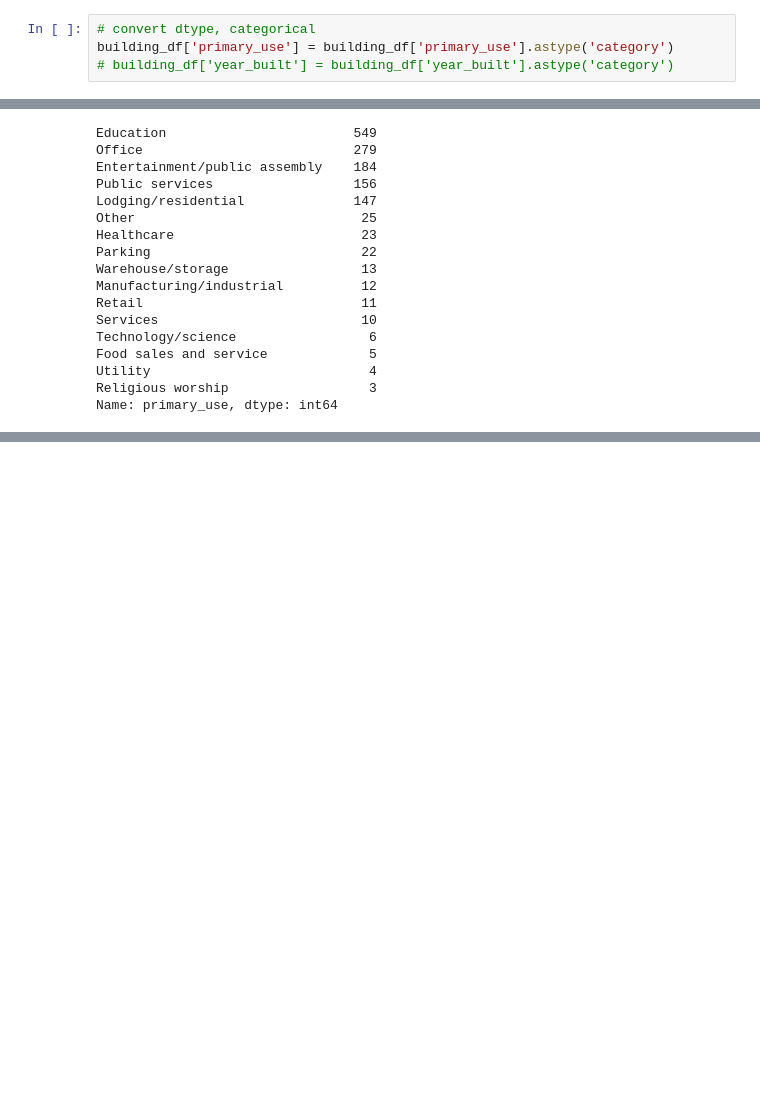
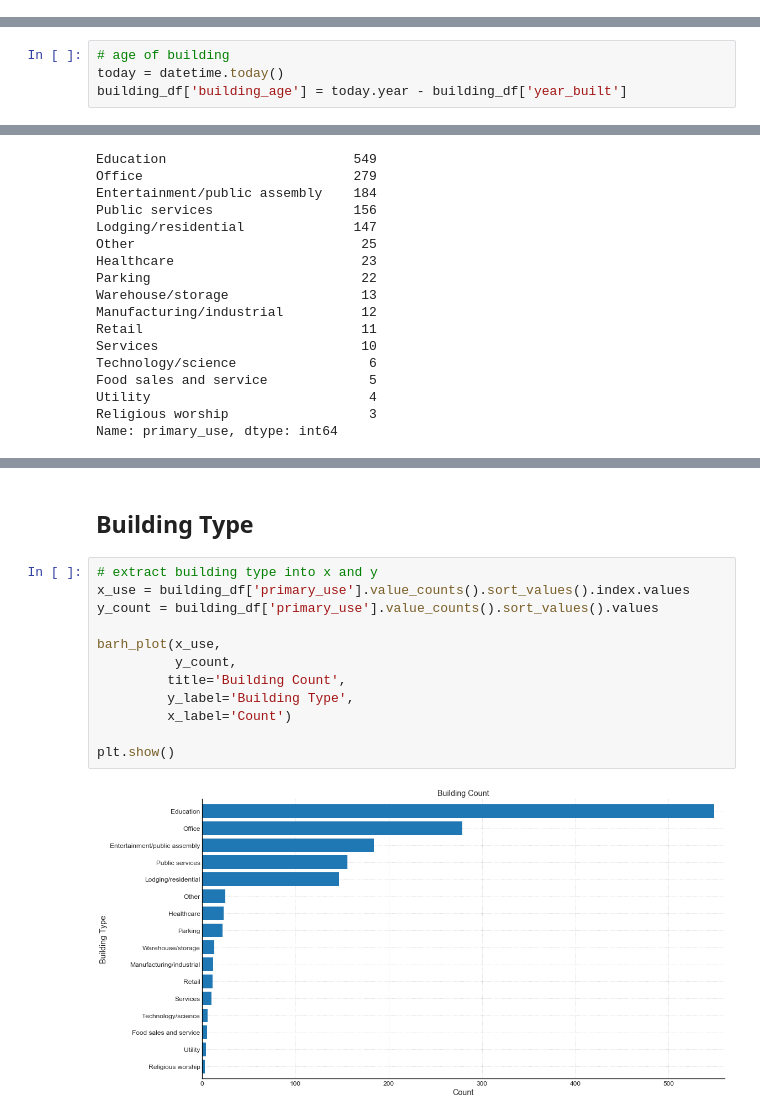
Before and after one commit to sergatron/ASHRAE---Great-Energy-Predictor-III, a Jupyter notebook: EDA/eda.ipynb, the cells around one changed output, grey strips where cells are left out. Drawn from its saved outputs; the diff is of its cells as text; blank space fills up the shorter version.

```diff
--- a/EDA/eda.ipynb
+++ b/EDA/eda.ipynb
@@ -104,7 +153,3 @@ memory usage: 347.0+ MB
-# %%
-# convert dtype, categorical
-building_df['primary_use'] = building_df['primary_use'].astype('category')
-# building_df['year_built'] = building_df['year_built'].astype('category')
 # %%
 building_df.info()
 # %% [output]
@@ -145,0 +173,4 @@ dtype: int64
+# %%
+# age of building
+today = datetime.today()
+building_df['building_age'] = today.year - building_df['year_built']
@@ -245,0 +315,16 @@ fig.add_trace(data)
+# %% [markdown]
+## Building Type
+# %%
+# extract building type into x and y
+x_use = building_df['primary_use'].value_counts().sort_values().index.values
+y_count = building_df['primary_use'].value_counts().sort_values().values
+
+barh_plot(x_use,
+          y_count,
+         title='Building Count',
+         y_label='Building Type',
+         x_label='Count')
+
+plt.show()
+# %% [output]
+[figure, added]
```
Also changed, not shown: parts of 44 cells of this notebook.
